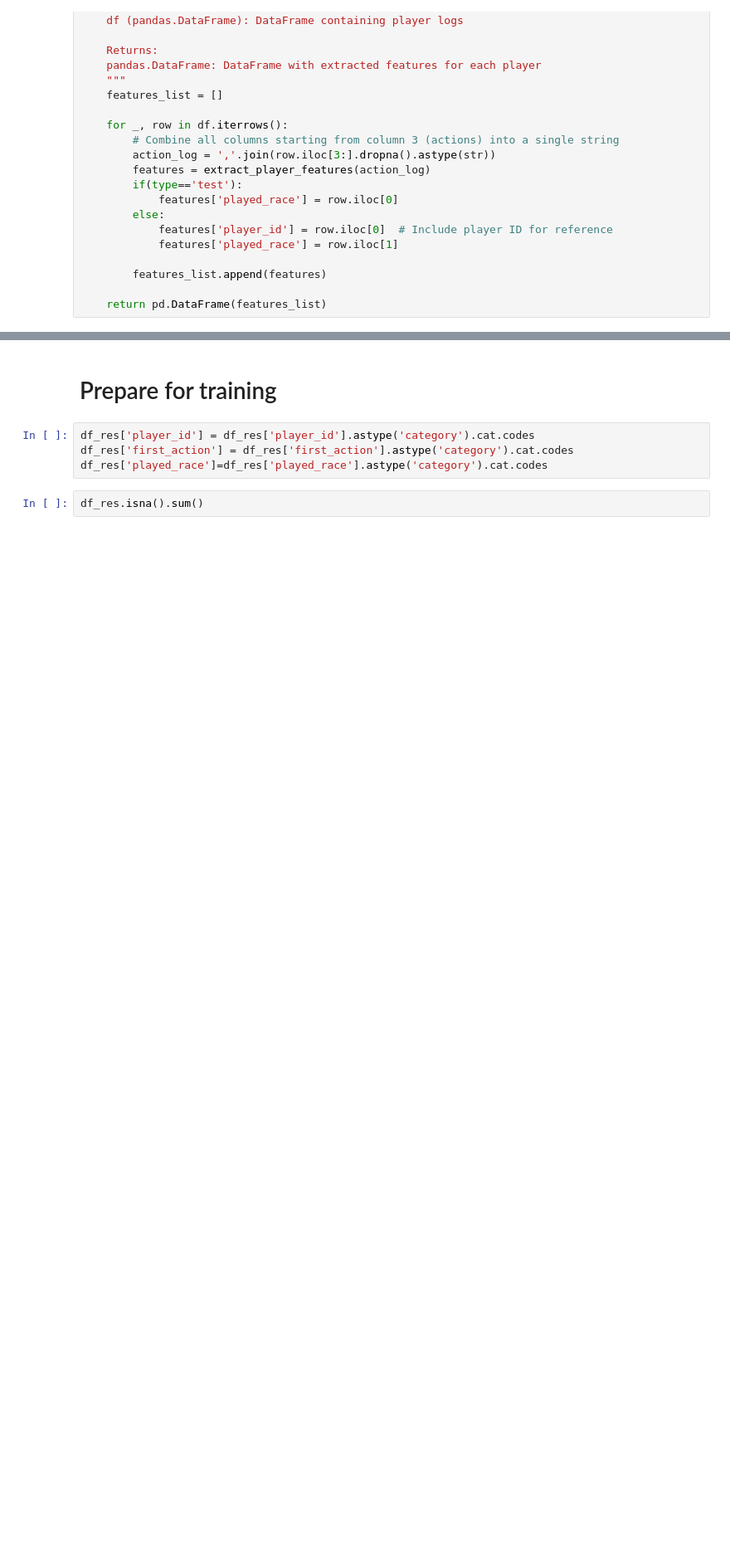
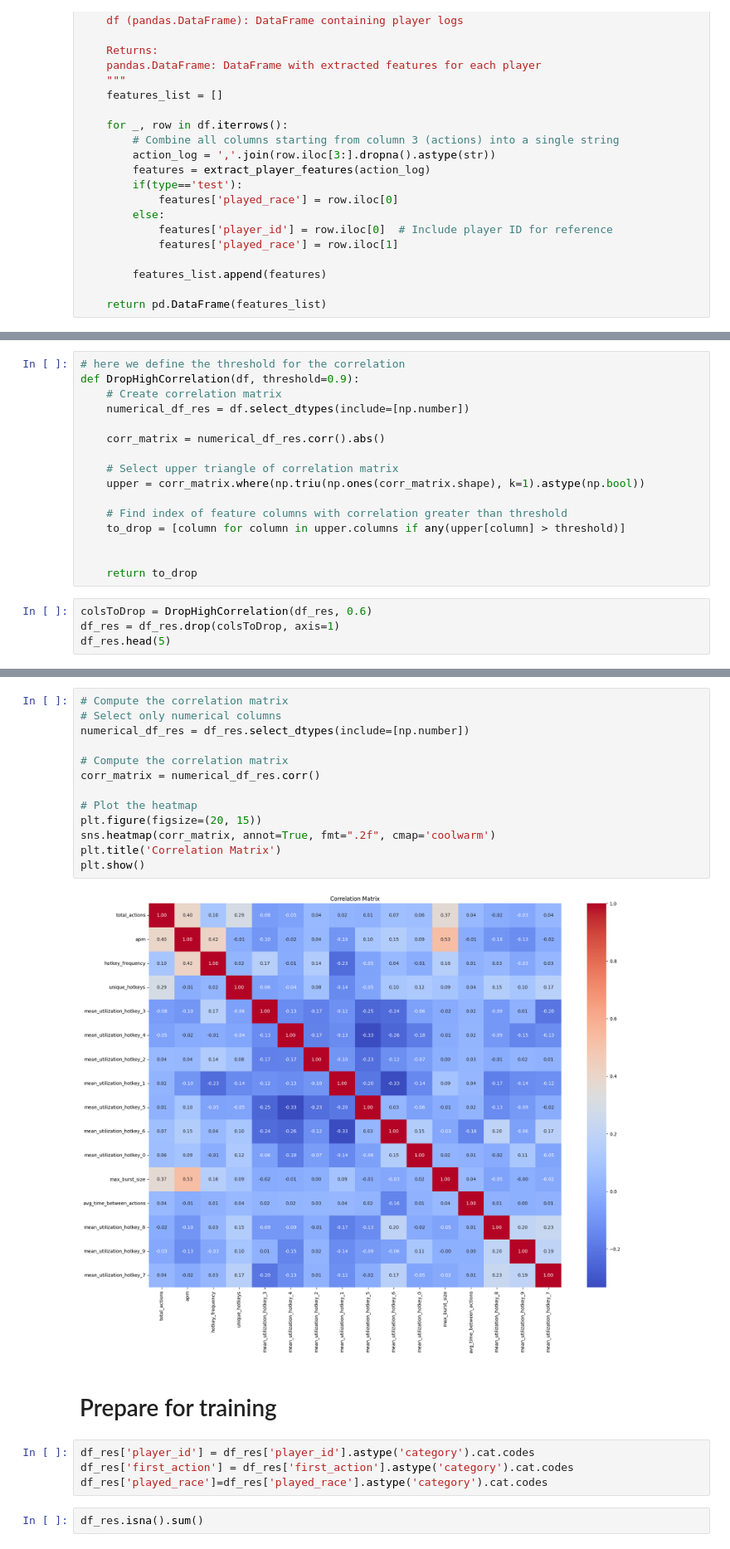
Before and after one commit to fasfous92/INStarCraft2, a Jupyter notebook: src/claude.ipynb, the cells around one changed output, grey strips where cells are left out. Shown at 83% size. Saved outputs shown, nothing was run; the diff lists cells and outputs as text; blank space fills up the shorter version.

```diff
--- a/src/claude.ipynb
+++ b/src/claude.ipynb
@@ -345,0 +368,20 @@ df_res.head(5)
+# %%
+# here we define the threshold for the correlation
+def DropHighCorrelation(df, threshold=0.9):
+    # Create correlation matrix
+    numerical_df_res = df.select_dtypes(include=[np.number])
+
+    corr_matrix = numerical_df_res.corr().abs()
+
+    # Select upper triangle of correlation matrix
+    upper = corr_matrix.where(np.triu(np.ones(corr_matrix.shape), k=1).astype(np.bool))
+
+    # Find index of feature columns with correlation greater than threshold
+    to_drop = [column for column in upper.columns if any(upper[column] > threshold)]
+
+
+    return to_drop
+# %%
+colsToDrop = DropHighCorrelation(df_res, 0.6)
+df_res = df_res.drop(colsToDrop, axis=1)
+df_res.head(5)
@@ -346,3 +396,18 @@ df_res.head(5)
+# %%
+# Compute the correlation matrix
+# Select only numerical columns
+numerical_df_res = df_res.select_dtypes(include=[np.number])
+
+# Compute the correlation matrix
+corr_matrix = numerical_df_res.corr()
+
+# Plot the heatmap
+plt.figure(figsize=(20, 15))
+sns.heatmap(corr_matrix, annot=True, fmt=".2f", cmap='coolwarm')
+plt.title('Correlation Matrix')
+plt.show()
+# %% [output]
+[figure, added]
 # %% [markdown]
 # Prepare for training
 # %%
```
Also changed, not shown: parts of 27 cells of this notebook, 1 other file.
